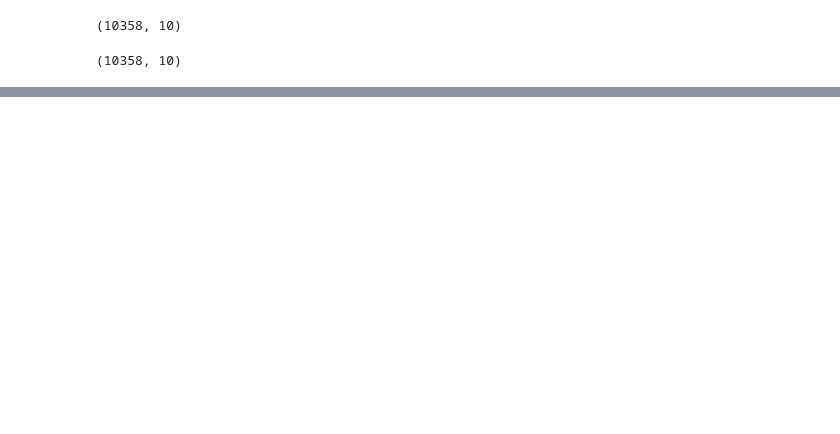
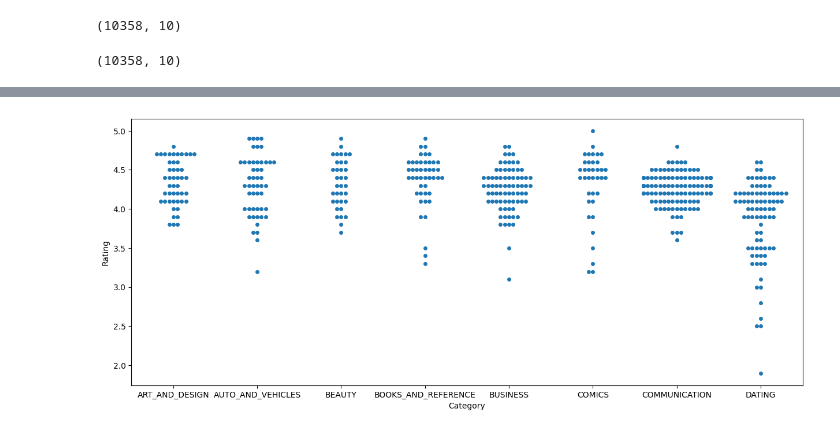
Before and after one commit to rahulbatra97/bamboo, a Jupyter notebook: pandas_project_RB_final.ipynb, the cells around one changed output, grey strips where cells are left out. Drawn from its saved outputs; the diff is of its cells as text; code cells hidden in the pictures; blank space fills up the shorter version.

```diff
--- a/pandas_project_RB_final.ipynb
+++ b/pandas_project_RB_final.ipynb
@@ -166,0 +291,9 @@ dtype: int64
+# %%
+gps2 = gps.head(500)
+# %%
+#Swarm plot to see the category and rating distribution
+fig, ax = plt.subplots(figsize=(15, 6))
+sns.swarmplot(x='Category', y='Rating', data=gps2, ax=ax, size=5) #Adjusted the x,y lengths with ax and the ratio(size) as needed
+plt.show()
+# %% [output]
+[figure, added]
```
Also changed, not shown: parts of 25 cells of this notebook.
